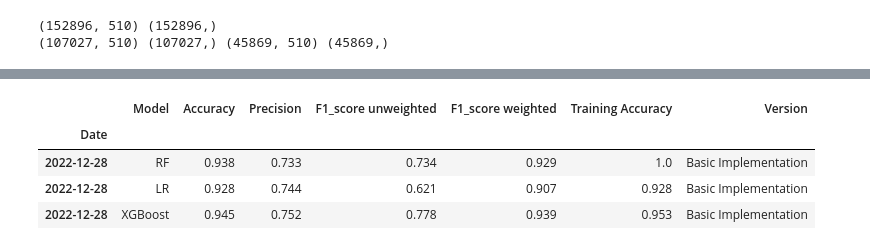
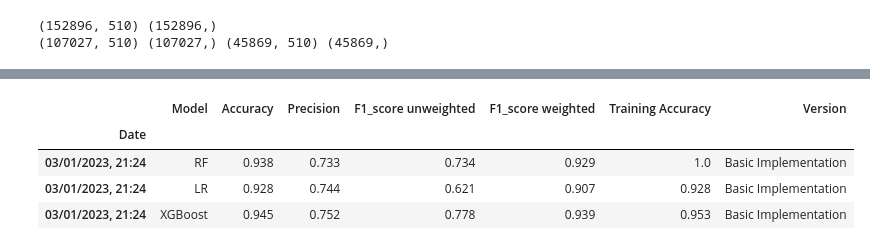
Before and after one commit to kleokog/Mycodes, a Jupyter notebook: main_script.ipynb, the cells around one changed output, grey strips where cells are left out. Saved outputs shown, nothing was run; the diff lists cells and outputs as text; code cells hidden in the pictures.

```diff
--- a/main_script.ipynb
+++ b/main_script.ipynb
@@ -347,4 +437,4 @@ def save_model_performance_in_dataframe(version, running_date = get_date_timesta
     if save_flag:
         save_dataframe_to_csv(classifiers_outputs, "./data/Processing/model_performance.csv")
 
-    return classifiers_outputs
+    return classifiers_outputs_temp
@@ -358,2 +441,3 @@ classifiers_outputs.T
 # %%
-datetime(2022, 12, 28, 20, 55).strftime("%d/%m/%Y, %H:%M")
+# save_model_performance_in_dataframe(version = 'Basic Implementation', running_date=datetime(2022, 12, 28, 20, 55).strftime("%d/%m/%Y, %H:%M") , save_flag=1)
+classifiers_output = save_model_performance_in_dataframe(version = 'Basic Implementation', save_flag=0)
@@ -387,11 +444,11 @@ save_model_performance_in_dataframe()
-# %%
-classifiers_outputs.T.reset_index().rename(columns = {'index' : 'Model'}).set_index('Date')
-# %% [output]
-|  | Model | Accuracy | Precision | F1_score unweighted | F1_score weighted | Training Accuracy | Version |
-| Date |  |  |  |  |  |  |  |
-| 2022-12-28 | RF | 0.938 | 0.733 | 0.734 | 0.929 | 1.0 | Basic Implementation |
-| 2022-12-28 | LR | 0.928 | 0.744 | 0.621 | 0.907 | 0.928 | Basic Implementation |
-| 2022-12-28 | XGBoost | 0.945 | 0.752 | 0.778 | 0.939 | 0.953 | Basic Implementation |
+# %%
+classifiers_output
+# %% [output]
+|  | Model | Accuracy | Precision | F1_score unweighted | F1_score weighted | Training Accuracy | Version |
+| Date |  |  |  |  |  |  |  |
+| 03/01/2023, 21:24 | RF | 0.938 | 0.733 | 0.734 | 0.929 | 1.0 | Basic Implementation |
+| 03/01/2023, 21:24 | LR | 0.928 | 0.744 | 0.621 | 0.907 | 0.928 | Basic Implementation |
+| 03/01/2023, 21:24 | XGBoost | 0.945 | 0.752 | 0.778 | 0.939 | 0.953 | Basic Implementation |
 # %%
 # # Results formatted
 # classifiers_list = [rf, lr, xgb]
```
Also changed, not shown: parts of 29 cells of this notebook.
